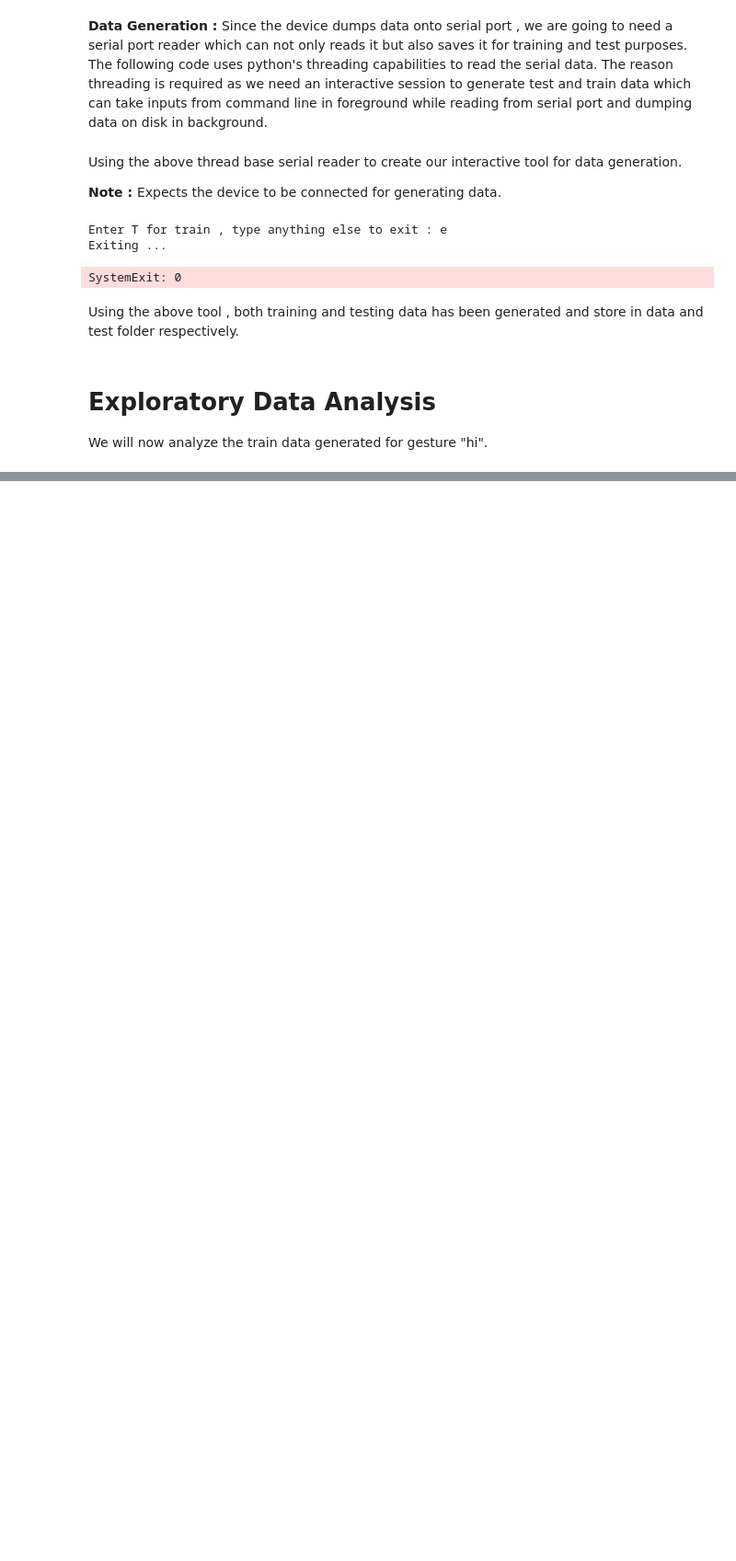
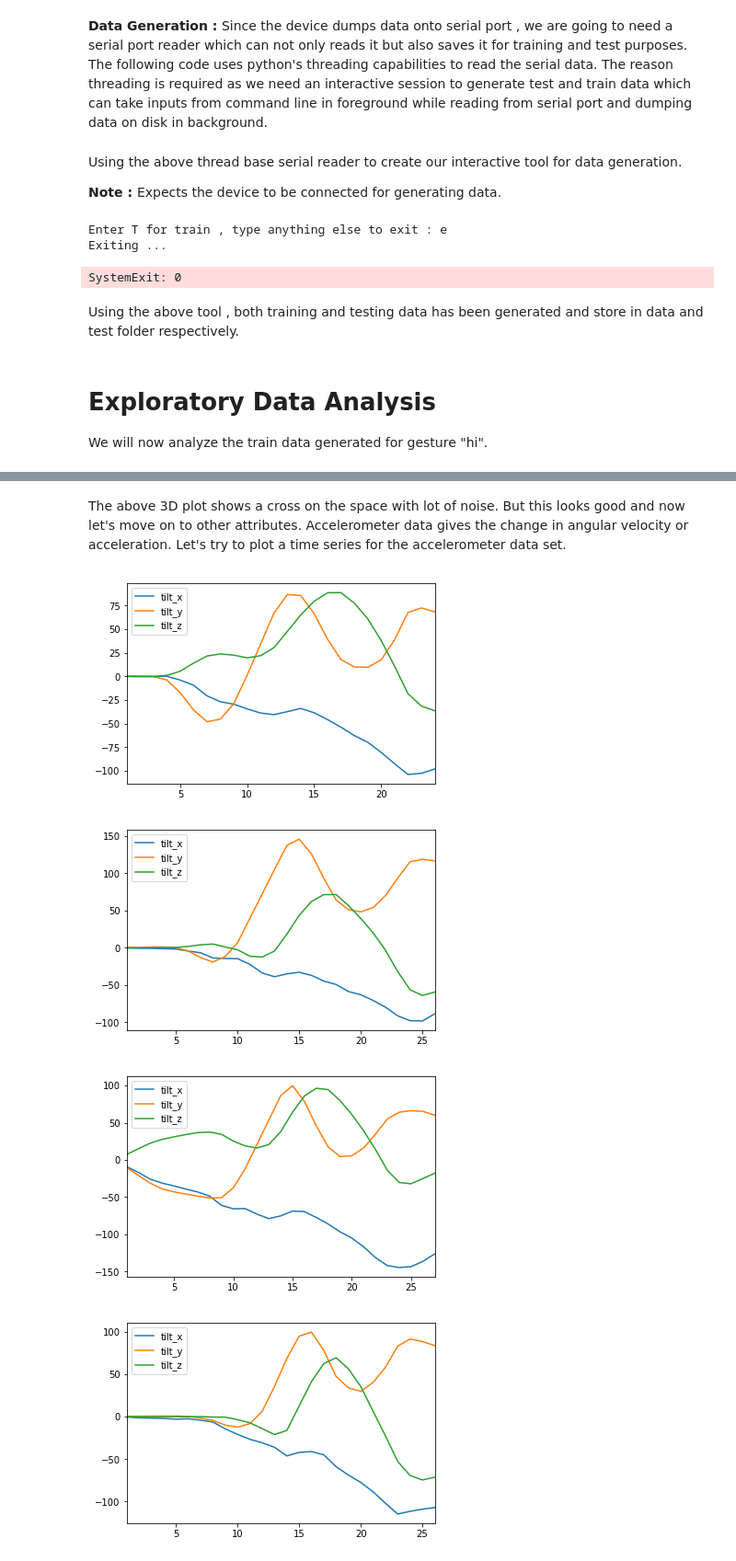
Before and after one commit to sabyasachi087/aml-gesture-recognition, a Jupyter notebook: gesture_recognition_project_report.ipynb, the cells around one changed output, grey strips where cells are left out. Shown at 92% size. Cells and saved outputs as stored; diff of their text form; code cells hidden in the pictures; blank space fills up the shorter version.

```diff
--- a/gesture_recognition_project_report.ipynb
+++ b/gesture_recognition_project_report.ipynb
@@ -121,0 +217,12 @@ We will now analyze the train data generated for gesture "hi".
+# %% [markdown]
+The above 3D plot shows a cross on the space with lot of noise. But this looks good and now let's move on to other attributes. Accelerometer data gives the change in angular velocity or acceleration. Let's try to plot a time series for the accelerometer data set.
+# %%
+for data in data_list:
+    acc_ts = data[["tilt_x","tilt_y","tilt_z"]].cumsum()
+    acc_ts.plot()
+plt.show()
+# %% [output]
+[figure, added]
+[figure, added]
+[figure, added]
+[figure, added]
```
Also changed, not shown: parts of 16 cells of this notebook, 2 other files.
